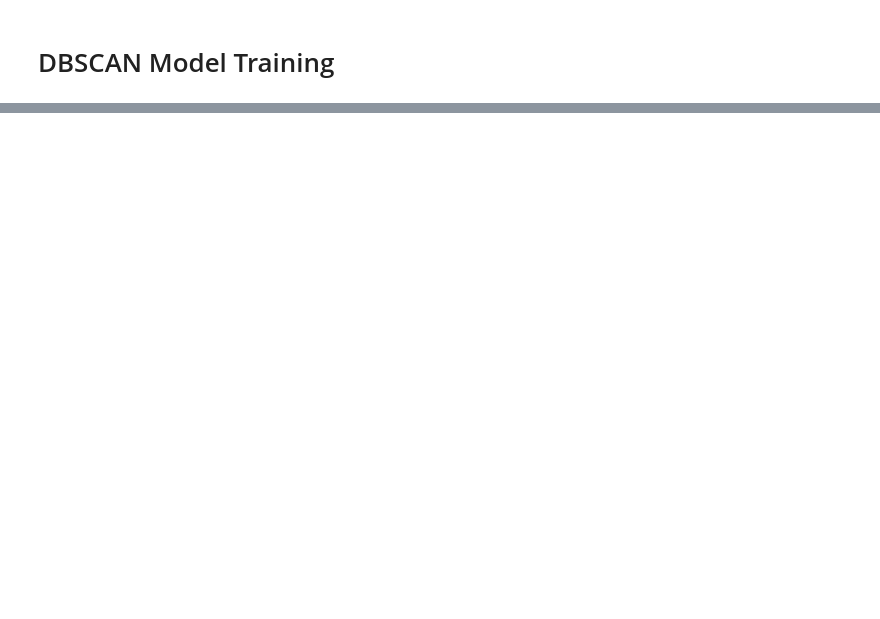
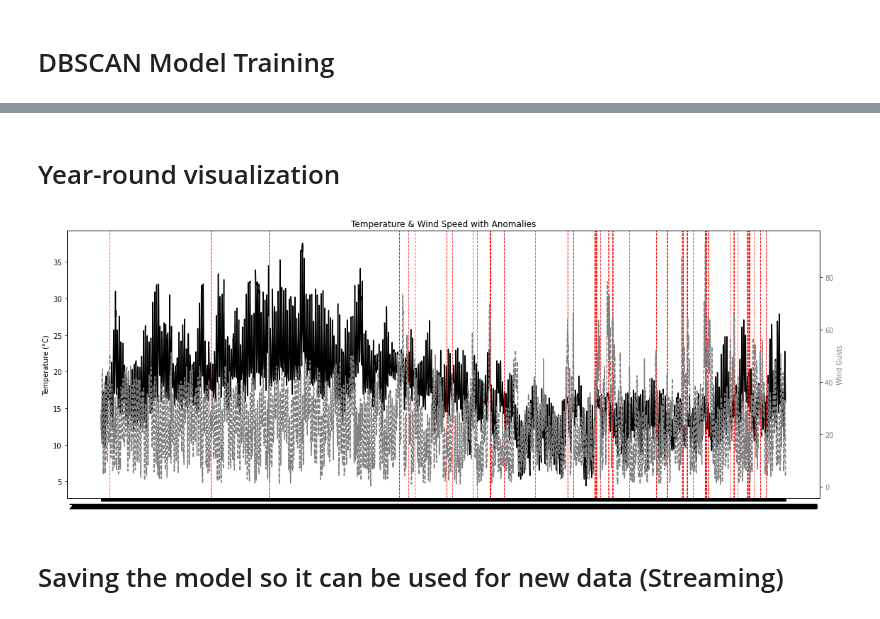
Before and after one commit to berthlou/dsaa_bda, a Jupyter notebook: Training - DBSCAN Model.ipynb, the cells around one changed output, grey strips where cells are left out. Saved outputs shown, nothing was run; the diff lists cells and outputs as text; code cells hidden in the pictures; blank space fills up the shorter version.

```diff
--- a/Training - DBSCAN Model.ipynb
+++ b/Training - DBSCAN Model.ipynb
@@ -55,0 +122,4 @@ print(sdf.rdd.getNumPartitions())
+# %%
+# Defined in the previous section
+min_samples = 12
+eps = 1.5
@@ -55,0 +148,11 @@ print(sdf.rdd.getNumPartitions())
+# %%
+# Applying DBSCAN on the partitions
+# Build an RDD of ((time,), scaled_array) for each row
+rdd_input = partitioned_sdf.rdd.map(
+    lambda row: (
+        (row["time"],),               # orig tuple contains only "time"
+        row["features_scaled"].toArray()
+    )
+)
+# Run DBSCAN inside each partition
+result_rdd = rdd_input.mapPartitions(lambda it: dbscan_partition(it, eps=eps, min_samples=min_samples))
@@ -55,0 +193,36 @@ print(sdf.rdd.getNumPartitions())
+# %% [markdown]
+# Year-round visualization
+# %%
+# Selection of relevant columns and conversion to pandas for visualization
+plot_df = sdf.select(
+    feature_cols + ["time","is_anomaly"]
+).orderBy("time").toPandas()
+# %%
+fig, ax1 = plt.subplots(figsize=(16, 6))
+
+feat1 = feature_cols[0]
+feat2 = feature_cols[1]
+
+# Plot feat1 as a line
+ax1.plot(plot_df["time"], plot_df[feat1], color="black", label=feat1)
+ax1.set_ylabel(feat1, color="black")
+ax1.tick_params(axis='y', labelcolor="black")
+
+# Overlay anomalies
+for anomaly_time in plot_df.loc[plot_df["is_anomaly"] == 1, "time"]:
+    ax1.axvline(x=anomaly_time, color="red", linestyle="--", linewidth=1, alpha=0.7)
+
+# Secondary axis for feat2
+ax2 = ax1.twinx()
+ax2.plot(plot_df["time"], plot_df[feat2], color="gray", linestyle='--', label=feat2)
+ax2.set_ylabel(feat2, color="gray")
+ax2.tick_params(axis='y', labelcolor="gray")
+
+# Title and legend
+plt.title(feat1 + "&" feat2 + "with Anomalies")
+fig.tight_layout()
+plt.show()
+# %% [output]
+[figure, added]
+# %% [markdown]
+# Saving the model so it can be used for new data (Streaming)
```
Also changed, not shown: parts of 22 cells of this notebook, 1 other file.
